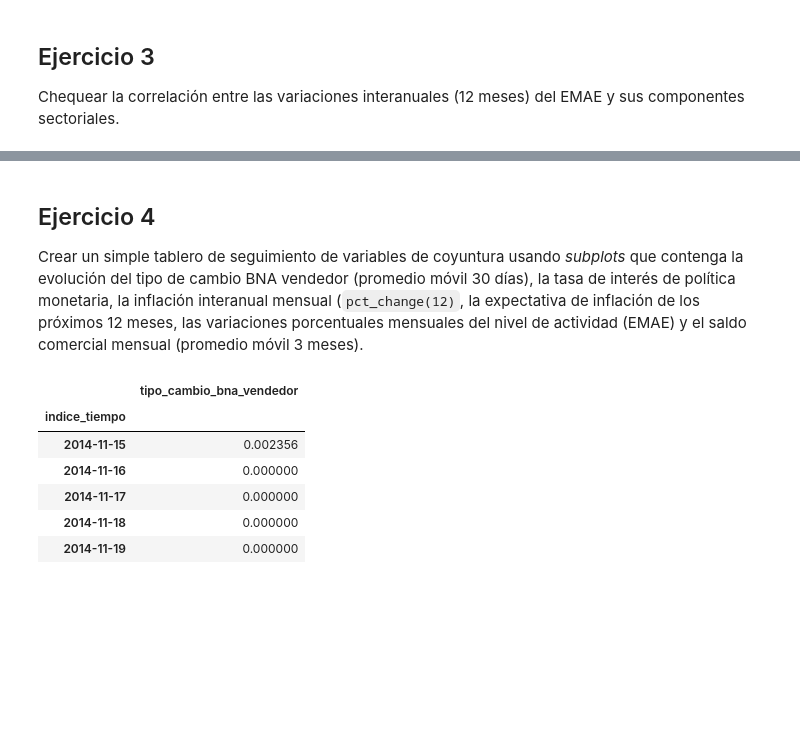
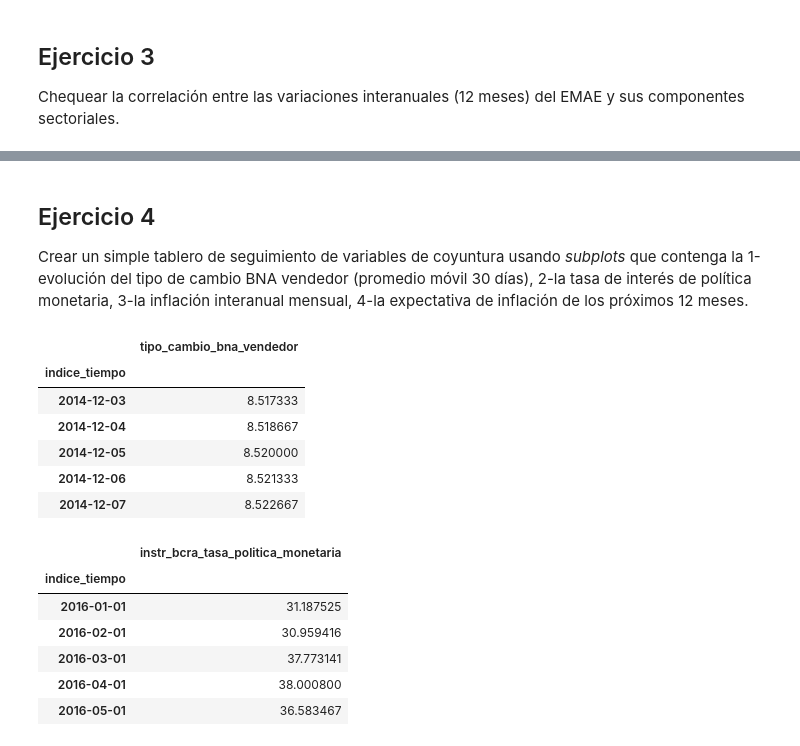
Before and after one commit to datosgobar/analisis-datos-python, a Jupyter notebook: Series-de-Tiempo/series-tiempo-resueltos.ipynb, the cells around one changed output, grey strips where cells are left out. Saved outputs shown, nothing was run; the diff lists cells and outputs as text; code cells hidden in the pictures; blank space fills up the shorter version.

```diff
--- a/Series-de-Tiempo/series-tiempo-resueltos.ipynb
+++ b/Series-de-Tiempo/series-tiempo-resueltos.ipynb
@@ -108,17 +108,31 @@ emae.pct_change(12).corr()
 # %% [markdown]
 ## Ejercicio 4
 
-Crear un simple tablero de seguimiento de variables de coyuntura usando _subplots_ que contenga la evolución del tipo de cambio BNA vendedor (promedio móvil 30 días), la tasa de interés de política monetaria, la inflación interanual mensual (`pct_change(12)`, la expectativa de inflación de los próximos 12 meses, las variaciones porcentuales mensuales del nivel de actividad (EMAE) y el saldo comercial mensual (promedio móvil 3 meses).
+Crear un simple tablero de seguimiento de variables de coyuntura usando _subplots_ que contenga la 1-evolución del tipo de cambio BNA vendedor (promedio móvil 30 días), 2-la tasa de interés de política monetaria, 3-la inflación interanual mensual, 4-la expectativa de inflación de los próximos 12 meses.
 # %%
 tc_bna_vend= pd.read_csv("https://apis.datos.gob.ar/series/api/series/?ids=168.1_T_CAMBIOR_D_0_0_26&limit=5000&format=csv")
 tc_bna_vend["indice_tiempo"]=pd.to_datetime(tc_bna_vend["indice_tiempo"])
 tc_bna_vend= tc_bna_vend.set_index("indice_tiempo")
-tc_bna_vend.pct_change(12)[12:].head()
+tc_bna_prom_mov=tc_bna_vend.rolling(30).mean()[30:]
+tc_bna_prom_mov.head()
 # %% [output]
 |  | tipo_cambio_bna_vendedor |
 | indice_tiempo |  |
-| 2014-11-15 | 0.002356 |
-| 2014-11-16 | 0.000000 |
-| 2014-11-17 | 0.000000 |
-| 2014-11-18 | 0.000000 |
-| 2014-11-19 | 0.000000 |
+| 2014-12-03 | 8.517333 |
+| 2014-12-04 | 8.518667 |
+| 2014-12-05 | 8.520000 |
+| 2014-12-06 | 8.521333 |
+| 2014-12-07 | 8.522667 |
+# %%
+tasa_interes_pm= pd.read_csv("https://apis.datos.gob.ar/series/api/series/?ids=89.1_IR_BCRARIA_0_M_34&limit=5000&format=csv")
+tasa_interes_pm["indice_tiempo"]=pd.to_datetime(tasa_interes_pm["indice_tiempo"])
+tasa_interes_pm= tasa_interes_pm.set_index("indice_tiempo")
+tasa_interes_pm.head()
+# %% [output]
+|  | instr_bcra_tasa_politica_monetaria |
+| indice_tiempo |  |
+| 2016-01-01 | 31.187525 |
+| 2016-02-01 | 30.959416 |
+| 2016-03-01 | 37.773141 |
+| 2016-04-01 | 38.000800 |
+| 2016-05-01 | 36.583467 |
```
Also changed, not shown: parts of 10 cells of this notebook.
